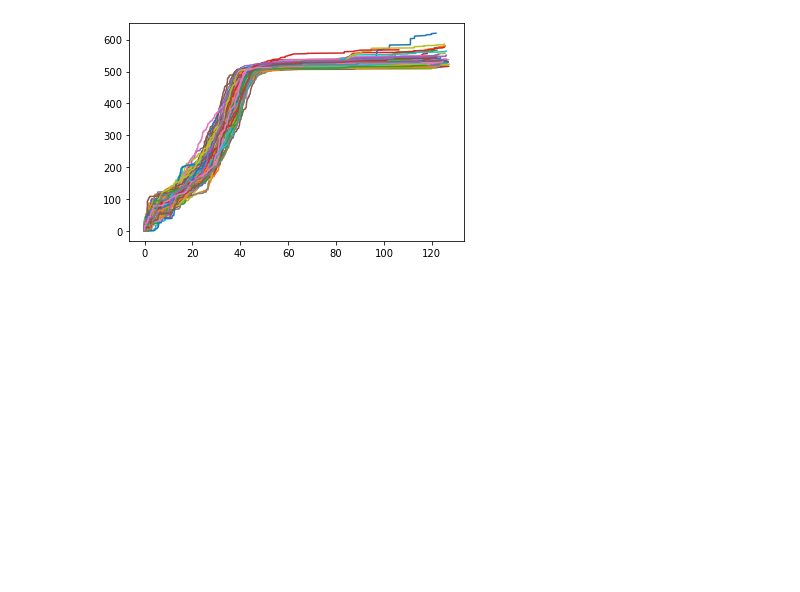
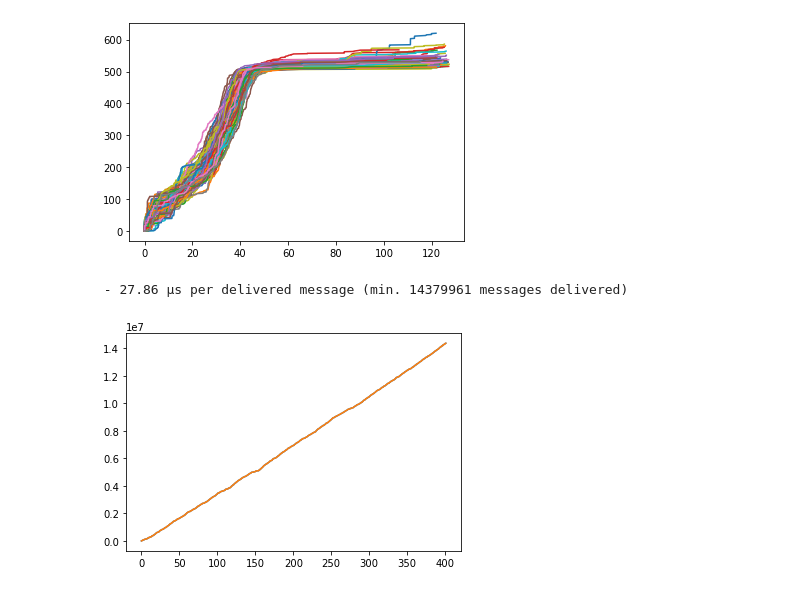
Before and after one commit to robinmamie/distributed-algorithms, a Jupyter notebook: timings.ipynb, the cells around one changed output. Cells and saved outputs as stored; diff of their text form; code cells hidden in the pictures; blank space fills up the shorter version.

```diff
--- a/timings.ipynb
+++ b/timings.ipynb
@@ -43,3 +43,9 @@ graph(128)
 # %% [output]
  - 215.3 ms per delivered message (min. 509 messages delivered)
 [figure]
+# %%
+# Window 2^16, continuing when missing delivered < window/2
+graph(2)
+# %% [output]
+ - 27.86 µs per delivered message (min. 14379961 messages delivered)
+[figure, added]
```
Also changed, not shown: parts of 3 cells of this notebook, 16 other files.
